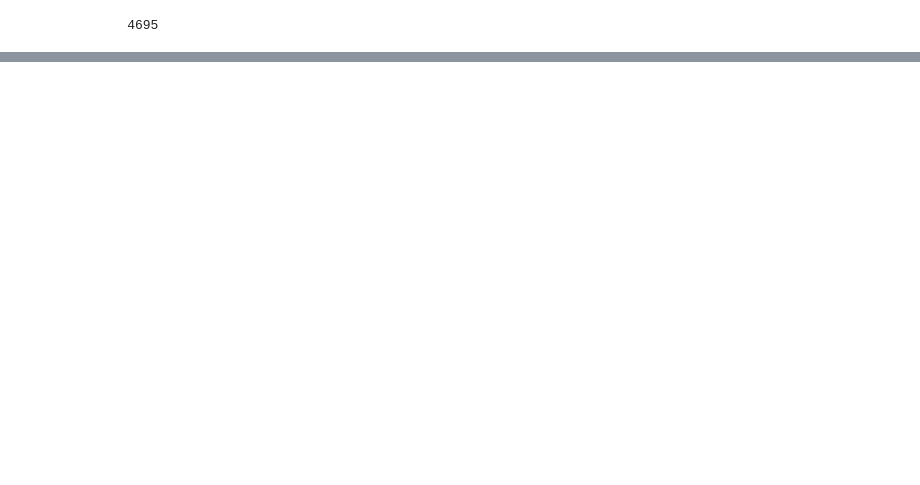
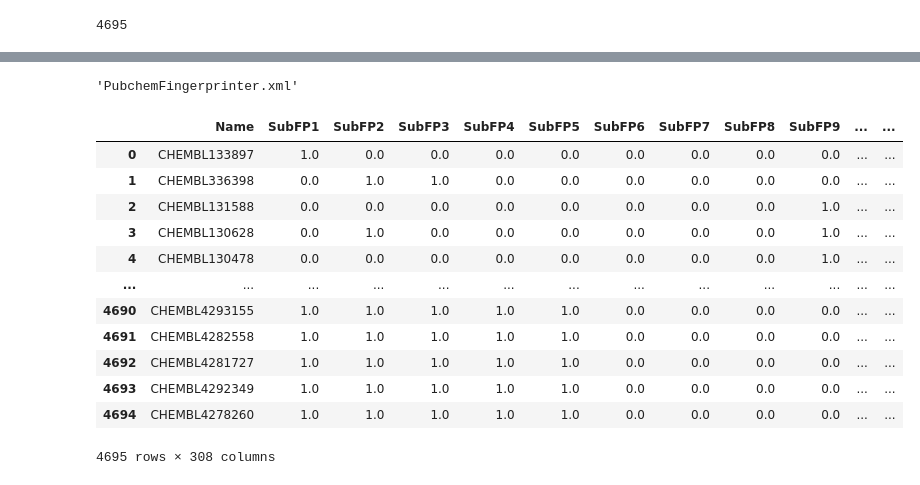
Before and after one commit to duledritjona-droid/first_repo, a Jupyter notebook: bioinformatics_freecodecamp/CDD_ML_Part_3_Acetylcholinesterase_Descriptor_Dataset_Preparation.ipynb, the cells around one changed output, grey strips where cells are left out. Saved outputs shown, nothing was run; the diff lists cells and outputs as text; code cells hidden in the pictures; blank space fills up the shorter version.

```diff
--- a/bioinformatics_freecodecamp/CDD_ML_Part_3_Acetylcholinesterase_Descriptor_Dataset_Preparation.ipynb
+++ b/bioinformatics_freecodecamp/CDD_ML_Part_3_Acetylcholinesterase_Descriptor_Dataset_Preparation.ipynb
@@ -124,0 +142,40 @@ total 178976
+# %%
+fp['PubChem']
+# %% [output]
+'PubchemFingerprinter.xml'
+# %%
+from padelpy import padeldescriptor
+
+fingerprint = 'Substructure'
+
+fingerprint_output_file = ''.join([fingerprint,'.csv']) #Substructure.csv
+fingerprint_descriptortypes = fp[fingerprint]
+
+padeldescriptor(mol_dir='molecule.smi',
+                d_file=fingerprint_output_file, #'Substructure.csv'
+                #descriptortypes='SubstructureFingerprint.xml',
+                descriptortypes= fingerprint_descriptortypes,
+                detectaromaticity=True,
+                standardizenitro=True,
+                standardizetautomers=True,
+                threads=2,
+                removesalt=True,
+                log=True,
+                fingerprints=True)
+# %%
+descriptors = pd.read_csv(fingerprint_output_file)
+descriptors
+# %% [output]
+|  | Name | SubFP1 | SubFP2 | SubFP3 | SubFP4 | SubFP5 | SubFP6 | SubFP7 | SubFP8 | SubFP9 | ... | ... |
+| 0 | CHEMBL133897 | 1.0 | 0.0 | 0.0 | 0.0 | 0.0 | 0.0 | 0.0 | 0.0 | 0.0 | ... | ... |
+| 1 | CHEMBL336398 | 0.0 | 1.0 | 1.0 | 0.0 | 0.0 | 0.0 | 0.0 | 0.0 | 0.0 | ... | ... |
+| 2 | CHEMBL131588 | 0.0 | 0.0 | 0.0 | 0.0 | 0.0 | 0.0 | 0.0 | 0.0 | 1.0 | ... | ... |
+| 3 | CHEMBL130628 | 0.0 | 1.0 | 0.0 | 0.0 | 0.0 | 0.0 | 0.0 | 0.0 | 1.0 | ... | ... |
+| 4 | CHEMBL130478 | 0.0 | 0.0 | 0.0 | 0.0 | 0.0 | 0.0 | 0.0 | 0.0 | 1.0 | ... | ... |
+| ... | ... | ... | ... | ... | ... | ... | ... | ... | ... | ... | ... | ... |
+| 4690 | CHEMBL4293155 | 1.0 | 1.0 | 1.0 | 1.0 | 1.0 | 0.0 | 0.0 | 0.0 | 0.0 | ... | ... |
+| 4691 | CHEMBL4282558 | 1.0 | 1.0 | 1.0 | 1.0 | 1.0 | 0.0 | 0.0 | 0.0 | 0.0 | ... | ... |
+| 4692 | CHEMBL4281727 | 1.0 | 1.0 | 1.0 | 1.0 | 1.0 | 0.0 | 0.0 | 0.0 | 0.0 | ... | ... |
+| 4693 | CHEMBL4292349 | 1.0 | 1.0 | 1.0 | 1.0 | 1.0 | 0.0 | 0.0 | 0.0 | 0.0 | ... | ... |
+| 4694 | CHEMBL4278260 | 1.0 | 1.0 | 1.0 | 1.0 | 1.0 | 0.0 | 0.0 | 0.0 | 0.0 | ... | ... |
+4695 rows × 308 columns
```
Also changed, not shown: parts of 35 cells of this notebook.
